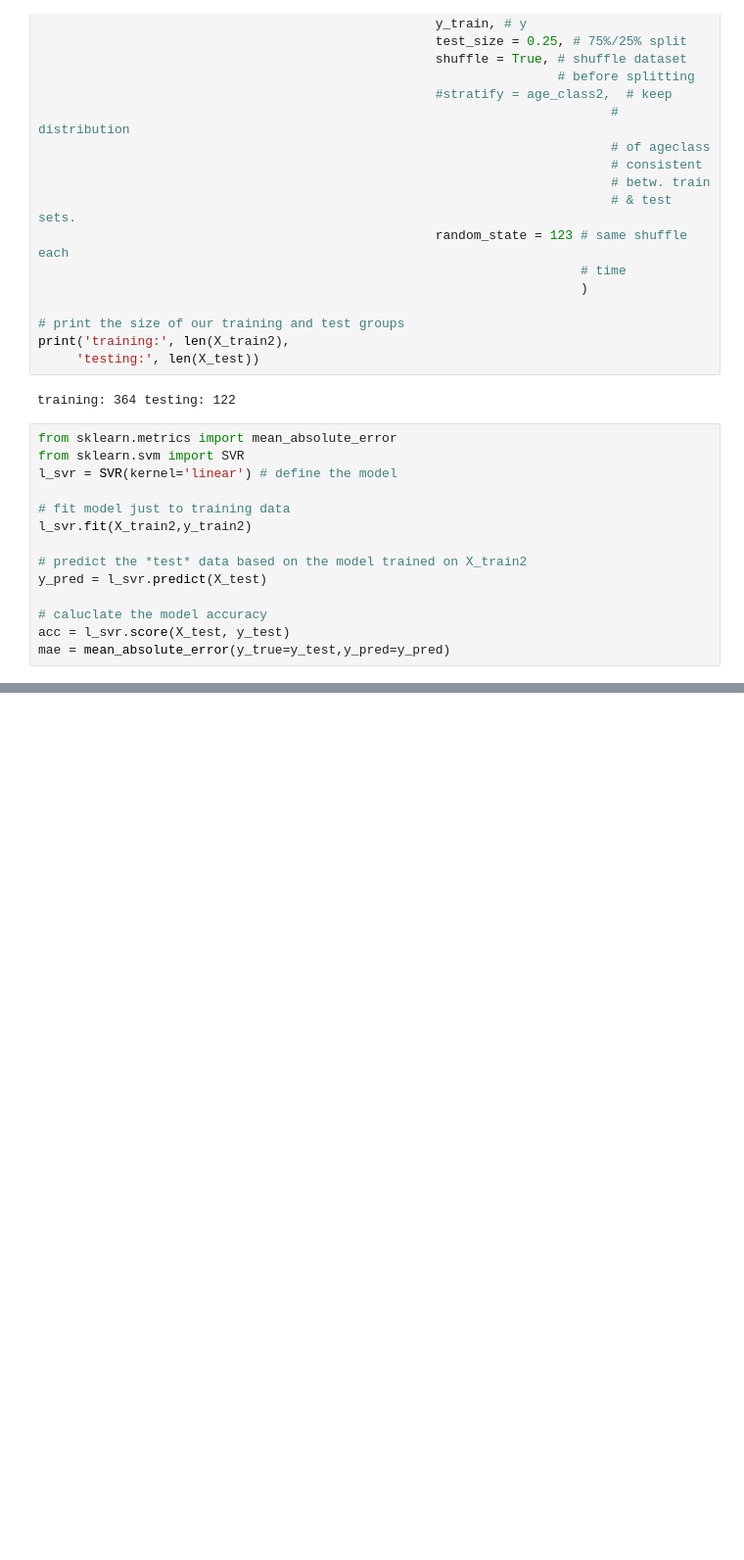
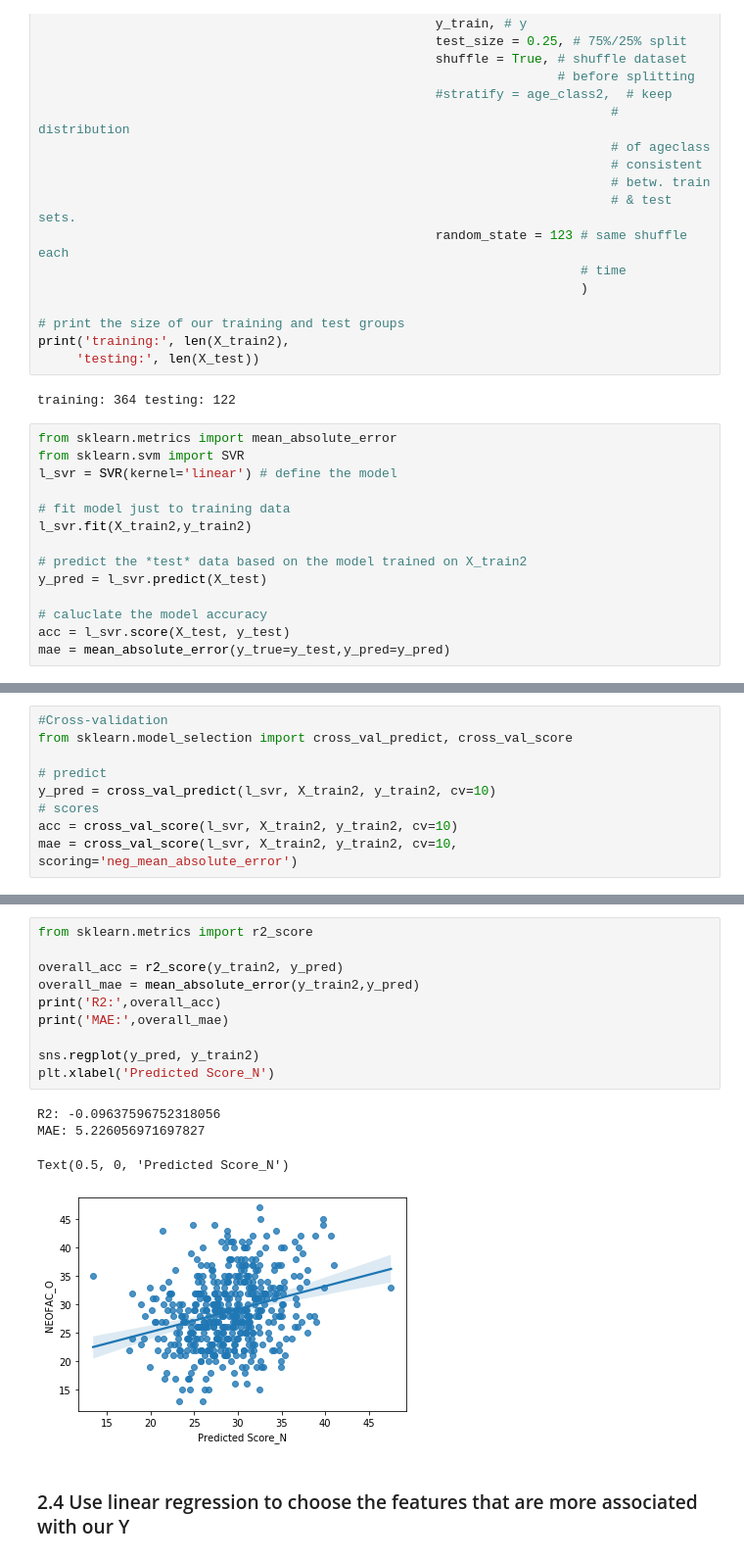
Before and after one commit to brainhack-school2020/harveyaa_fMRI_neuroticism, a Jupyter notebook: ptn_pipeline.ipynb, the cells around one changed output, grey strips where cells are left out. Shown at 98% size. Saved outputs shown, nothing was run; the diff lists cells and outputs as text; blank space fills up the shorter version.

```diff
--- a/ptn_pipeline.ipynb
+++ b/ptn_pipeline.ipynb
@@ -236,0 +241,9 @@ Text(0.5, 0, 'Predicted Score_N')
+# %%
+#Cross-validation
+from sklearn.model_selection import cross_val_predict, cross_val_score
+
+# predict
+y_pred = cross_val_predict(l_svr, X_train2, y_train2, cv=10)
+# scores
+acc = cross_val_score(l_svr, X_train2, y_train2, cv=10)
+mae = cross_val_score(l_svr, X_train2, y_train2, cv=10, scoring='neg_mean_absolute_error')
@@ -236,0 +264,17 @@ Text(0.5, 0, 'Predicted Score_N')
+# %%
+from sklearn.metrics import r2_score
+
+overall_acc = r2_score(y_train2, y_pred)
+overall_mae = mean_absolute_error(y_train2,y_pred)
+print('R2:',overall_acc)
+print('MAE:',overall_mae)
+
+sns.regplot(y_pred, y_train2)
+plt.xlabel('Predicted Score_N')
+# %% [output]
+R2: -0.09637596752318056
+MAE: 5.226056971697827
+Text(0.5, 0, 'Predicted Score_N')
+[figure, added]
+# %% [markdown]
+### 2.4 Use linear regression to choose the features that are more associated with our Y
```
Also changed, not shown: parts of 10 cells of this notebook.
